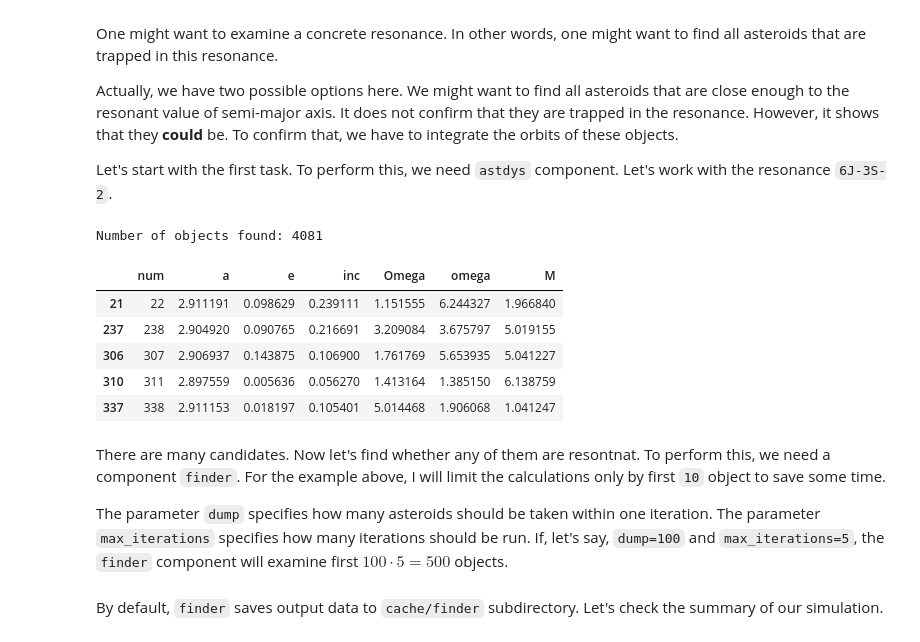
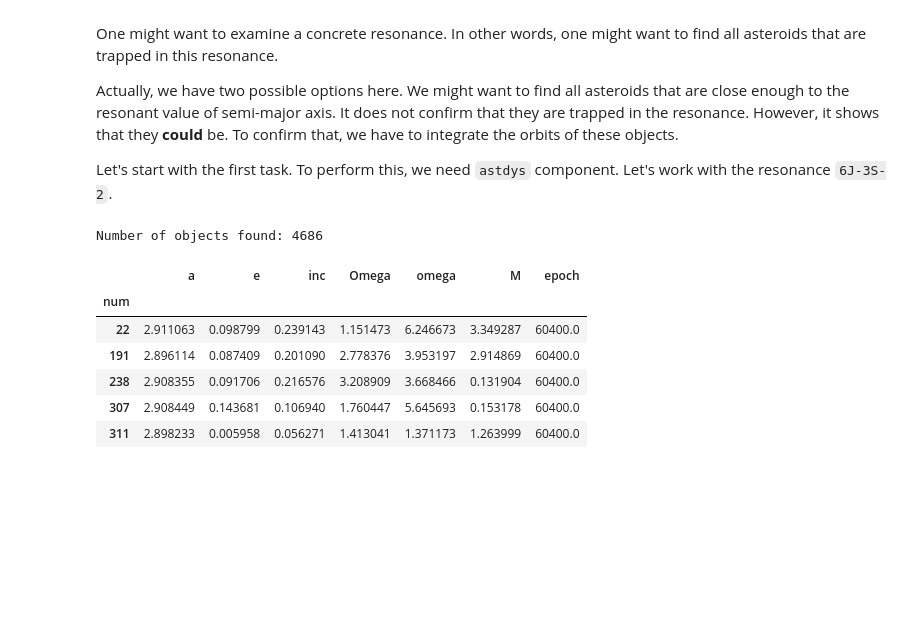
Before and after one commit to smirik/resonances, a Jupyter notebook: docs/examples.ipynb, the cells around one changed output. Drawn from its saved outputs; the diff is of its cells as text; code cells hidden in the pictures; blank space fills up the shorter version.

```diff
--- a/docs/examples.ipynb
+++ b/docs/examples.ipynb
@@ -127,19 +125,18 @@ Actually, we have two possible options here. We might want to find all asteroids
 
 Let's start with the first task. To perform this, we need `astdys` component. Let's work with the resonance `6J-3S-2`.
 # %%
+import astdys
+
 mmr = resonances.create_mmr('6J-3S-2')
-df_asteroids = astdys.search_possible_resonant_asteroids(mmr, sigma=0.01)
+df_asteroids = astdys.search_by_axis(mmr.resonant_axis, sigma=0.01)
 print('Number of objects found: {}'.format(len(df_asteroids)))
 df_asteroids.head(5)
 # %% [output]
-Number of objects found: 4081
+Number of objects found: 4686
-|  | num | a | e | inc | Omega | omega | M |
-| 21 | 22 | 2.911191 | 0.098629 | 0.239111 | 1.151555 | 6.244327 | 1.966840 |
-| 237 | 238 | 2.904920 | 0.090765 | 0.216691 | 3.209084 | 3.675797 | 5.019155 |
-| 306 | 307 | 2.906937 | 0.143875 | 0.106900 | 1.761769 | 5.653935 | 5.041227 |
-| 310 | 311 | 2.897559 | 0.005636 | 0.056270 | 1.413164 | 1.385150 | 6.138759 |
-| 337 | 338 | 2.911153 | 0.018197 | 0.105401 | 5.014468 | 1.906068 | 1.041247 |
+|  | a | e | inc | Omega | omega | M | epoch |
+| num |  |  |  |  |  |  |  |
+| 22 | 2.911063 | 0.098799 | 0.239143 | 1.151473 | 6.246673 | 3.349287 | 60400.0 |
+| 191 | 2.896114 | 0.087409 | 0.201090 | 2.778376 | 3.953197 | 2.914869 | 60400.0 |
+| 238 | 2.908355 | 0.091706 | 0.216576 | 3.208909 | 3.668466 | 0.131904 | 60400.0 |
+| 307 | 2.908449 | 0.143681 | 0.106940 | 1.760447 | 5.645693 | 0.153178 | 60400.0 |
+| 311 | 2.898233 | 0.005958 | 0.056271 | 1.413041 | 1.371173 | 1.263999 | 60400.0 |
-# %% [markdown]
-There are many candidates. Now let's find whether any of them are resontnat. To perform this, we need a component `finder`. For the example above, I will limit the calculations only by first `10` object to save some time.
-
-The parameter `dump` specifies how many asteroids should be taken within one iteration. The parameter `max_iterations` specifies how many iterations should be run. If, let's say, `dump=100` and `max_iterations=5`, the `finder` component will examine first $100\cdot 5 = 500$ objects.
@@ -150,2 +142,0 @@ finder.run(resonances.create_mmr('6J-3S-2'), dump=10, max_iterations=1, plot=Fal
-# %% [markdown]
-By default, `finder` saves output data to `cache/finder` subdirectory. Let's check the summary of our simulation.
```
Also changed, not shown: parts of 25 cells of this notebook, 49 other files.
